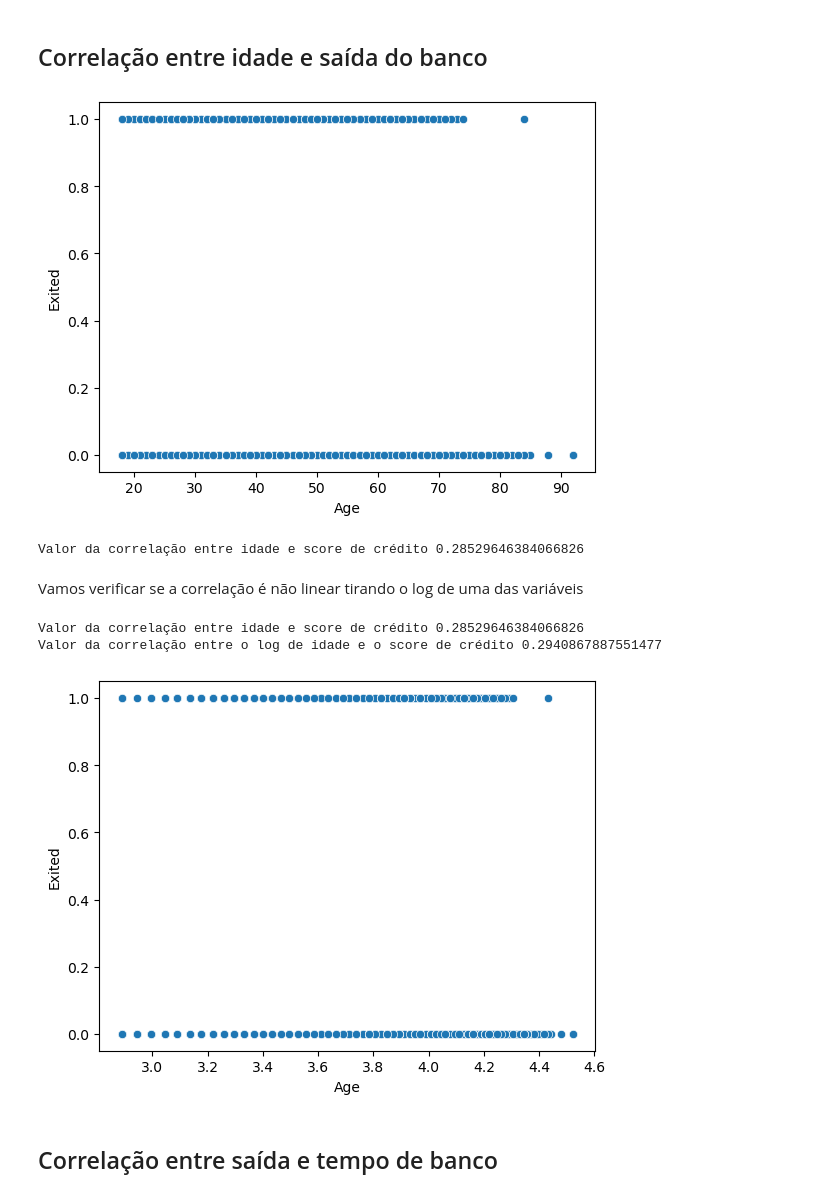
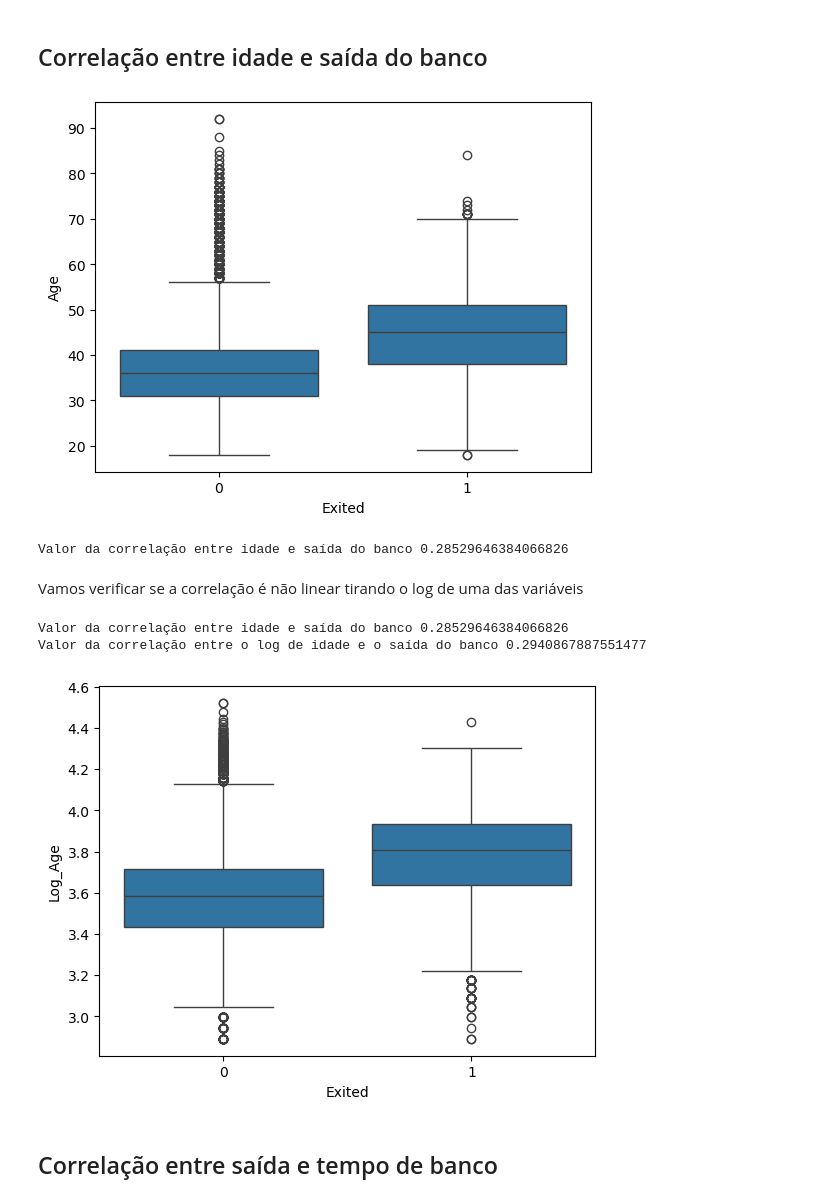
Before and after one commit to Phillips-MF/DataScience, a Jupyter notebook: Python/Bank Churn/Analysis.ipynb, the cells around one changed output. Drawn from its saved outputs; the diff is of its cells as text; code cells hidden in the pictures.

```diff
--- a/Python/Bank Churn/Analysis.ipynb
+++ b/Python/Bank Churn/Analysis.ipynb
@@ -138,26 +138,29 @@ df_churns_corr = df_churns
 ## Correlação entre idade e saída do banco
 # %%
 #Correlação simples entre idade e score de crédit
-sns.scatterplot(data=df_churns,x='Age',y='Exited')
+sns.boxplot(data=df_churns_corr,x='Exited',y='Age')
 plt.show()
-print(f"Valor da correlação entre idade e score de crédito {df_churns['Age'].corr(df_churns['Exited'])}")
+
+corr_Age = df_churns_corr['Age'].corr(df_churns_corr['Exited'])
+print(f"Valor da correlação entre idade e saída do banco {corr_Age}")
 # %% [output]
-[figure, old version]
+[figure, new version]
-Valor da correlação entre idade e score de crédito 0.28529646384066826
+Valor da correlação entre idade e saída do banco 0.28529646384066826
 # %% [markdown]
 Vamos verificar se a correlação é não linear tirando o log de uma das variáveis
 # %%
-print(f"Valor da correlação entre idade e score de crédito {df_churns['Age'].corr(df_churns['Exited'])}")
-log_Age = np.log(df_churns['Age'])
-print(f"Valor da correlação entre o log de idade e o score de crédito {log_Age.corr(df_churns['Exited'])}")
+print(f"Valor da correlação entre idade e saída do banco {corr_Age}")
+df_churns_corr['Log_Age']= np.log(df_churns['Age'])
+log_corr_Age = df_churns_corr['Log_Age'].corr(df_churns['Exited'])
+print(f"Valor da correlação entre o log de idade e o saída do banco {log_corr_Age}")
 
 #Visualização
-sns.scatterplot(data=df_churns,x=log_Age,y='Exited')
+sns.boxplot(data=df_churns_corr,x='Exited',y='Log_Age')
 plt.show()
 # %% [output]
-Valor da correlação entre idade e score de crédito 0.28529646384066826
-Valor da correlação entre o log de idade e o score de crédito 0.2940867887551477
+Valor da correlação entre idade e saída do banco 0.28529646384066826
+Valor da correlação entre o log de idade e o saída do banco 0.2940867887551477
-[figure, old version]
+[figure, new version]
 # %% [markdown]
 ## Correlação entre saída e tempo de banco
 # %%
```
Also changed, not shown: parts of 9 cells of this notebook.
